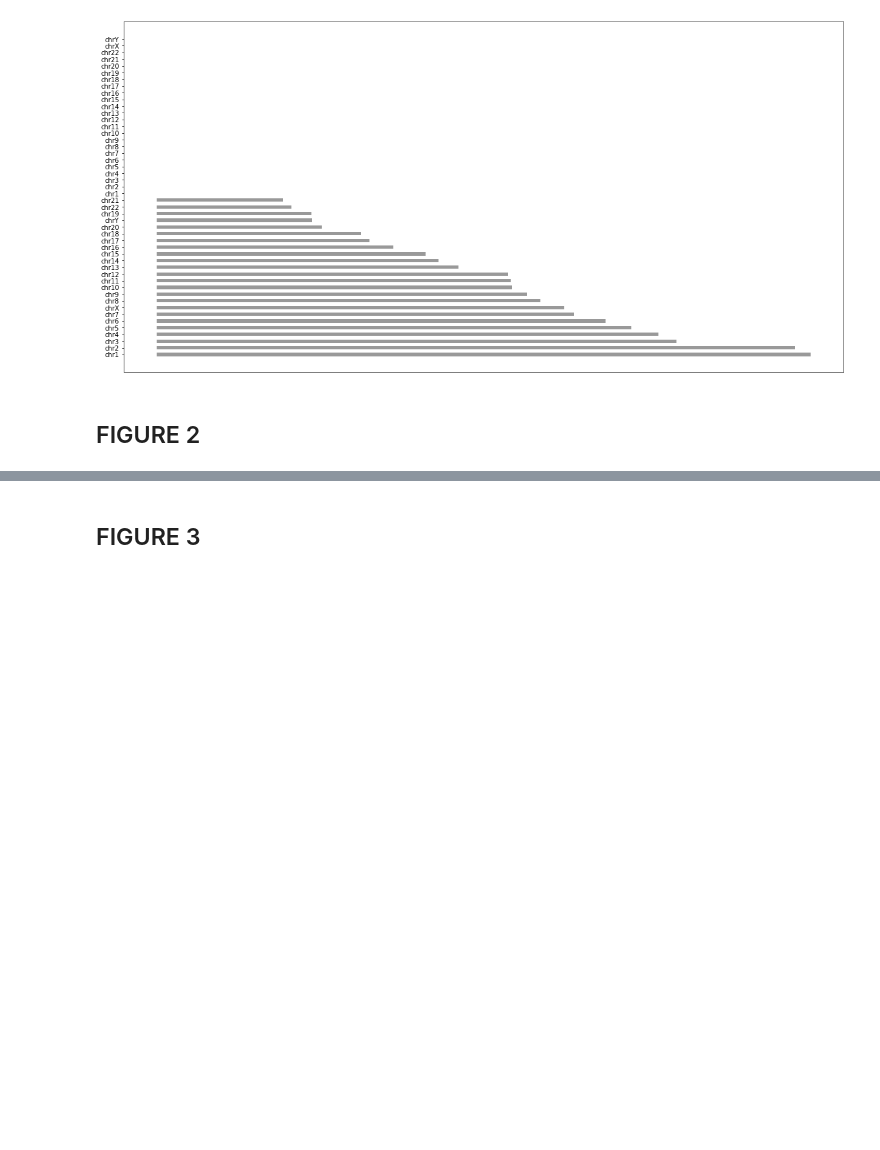
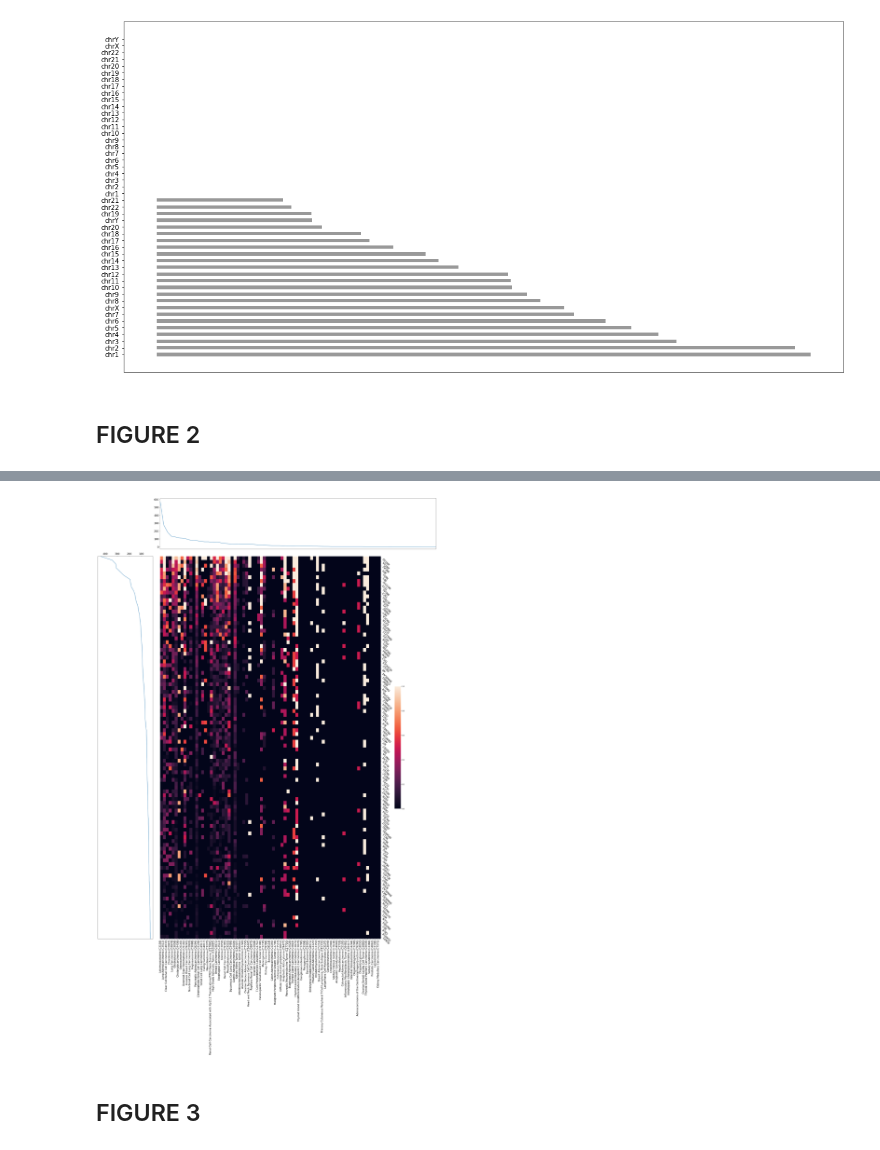
Before and after one commit to Douwe-Spaanderman/Broad_DJ_AI, a Jupyter notebook: DeepGrowth/Plotting/Positions.ipynb, the cells around one changed output, grey strips where cells are left out. Drawn from its saved outputs; the diff is of its cells as text; code cells hidden in the pictures; blank space fills up the shorter version.

```diff
--- a/DeepGrowth/Plotting/Positions.ipynb
+++ b/DeepGrowth/Plotting/Positions.ipynb
@@ -274,0 +274,2 @@ test
+# %%
+maf_data = maf_data[maf_data["Hugo_Symbol"].isin(list(counts_symbols.keys()))]
@@ -274,0 +281,7 @@ test
+# %%
+counts_disease = Counter(meta_data["Disease_lowest_level"])
+counts_disease = dict(counts_disease.most_common(len(counts_disease)))
+counts_disease = pd.Series(counts_disease, name='Count')
+
+counts_disease.index.name = 'Disease_lowest_level'
+counts_disease = counts_disease.reset_index()
@@ -275,3 +304,54 @@ test
+# %%
+data = pd.merge(maf_data, meta_data, on="file")
+# %%
+plot_main = data.groupby(["Disease_lowest_level", "Hugo_Symbol"]).size().reset_index(name="Count")
+plot_main = plot_main.pivot(index='Hugo_Symbol', columns='Disease_lowest_level', values='Count')
+plot_main.index = plot_main.index.str.strip()
+plot_main = plot_main.reindex(counts_symbols["Hugo_Symbol"].tolist())
+plot_main = plot_main.reindex(counts_disease["Disease_lowest_level"].tolist(), axis=1)
+plot_main = plot_main.fillna(0)
+plot_main = plot_main / counts_disease["Count"].tolist()
+plot_main = plot_main.apply(lambda x: np.where((x > 1), 1, x))
+# %%
+width_ratio = len(plot_main.columns)
+
+# Get a combined legend using the max value
+max_value = np.max(np.max(plot_main))
+
+f, ax = plt.subplots(2, 2, figsize=(30, 45), gridspec_kw={'width_ratios': [1, 5], 'height_ratios': [1, 7.5]})
+ax_genes = ax[1][0].plot(counts_symbols["Count"], counts_symbols["Hugo_Symbol"])
+ax_disease = ax[0][1].plot(counts_disease["Disease_lowest_level"], counts_disease["Count"])
+ax_main = sns.heatmap(plot_main, ax=ax[1][1], square=False, vmin=0, cbar=True, cbar_kws={"shrink": .32})
+
+ax[0][1].set_xlim(xmin=0, xmax=len(counts_disease)-1)
+ax[1][0].set_ylim(ymin=0, ymax=len(counts_symbols)-1)
+
+ax[0][1].set_xticks([])
+ax[1][0].set_yticks([])
+ax[1][0].invert_yaxis()
+ax[1][0].xaxis.tick_top()
+ax[1][0].invert_xaxis()
+
+ax[1][1].yaxis.set_label_text('')
+ax[1][1].xaxis.set_label_text('')
+ax[1][1].yaxis.tick_right()
+
+
+f.tight_layout()
+
+#ax[1][1].set_yticklabels(counts_symbols["Hugo_Symbol"], rotation=0, ha='left', fontsize=16)
+#ax[1][1].set_xticklabels(counts_disease["Disease_lowest_level"], rotation=45, ha='right', fontsize=16)
+ax[1][1].set_yticklabels(counts_symbols["Hugo_Symbol"], rotation=135, ha='left', fontsize=16)
+ax[1][1].set_xticklabels(counts_disease["Disease_lowest_level"], rotation=90, ha='right', fontsize=16)
+
+ax[0][1].set_yticklabels([0,0,100,200,300,400,500,600], rotation=0, fontsize=16)
+ax[1][0].set_xticklabels([0,100,200,300,400], rotation=0, fontsize=16)
+
+f.delaxes(ax[0][0])
+
+f.savefig("test.png", bbox_inches = "tight", dpi=300)
+# %% [output]
+[figure, added]
 # %% [markdown]
 ## FIGURE 3
 # %%
```
Also changed, not shown: parts of 11 cells of this notebook, 10 other files.
